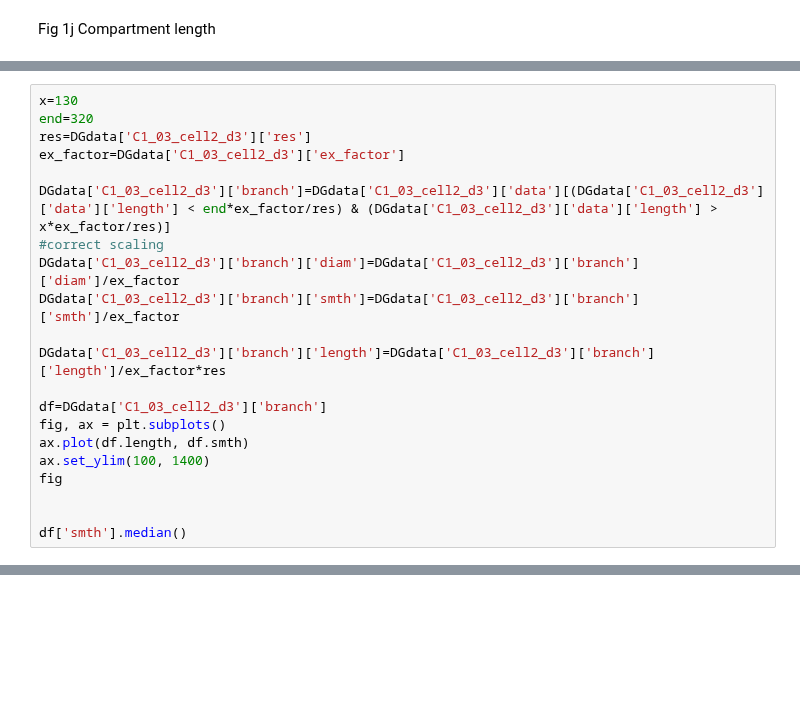
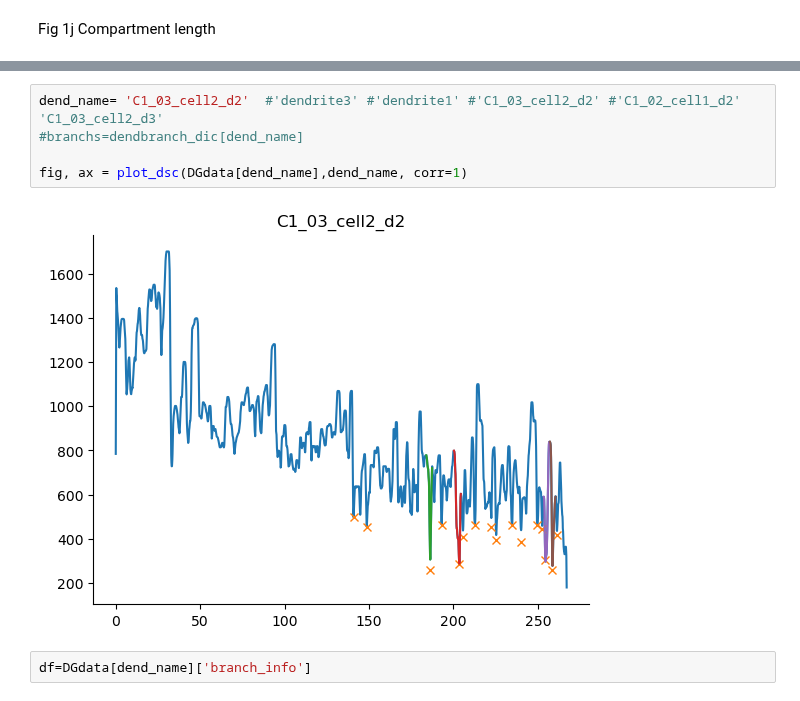
Before and after one commit to tonykelly00/DSC_morphology_pipeline, a Jupyter notebook: notebooks/ExM_analysis.ipynb, the cells around one changed output, grey strips where cells are left out. Cells and saved outputs as stored; diff of their text form; blank space fills up the shorter version.

```diff
--- a/notebooks/ExM_analysis.ipynb
+++ b/notebooks/ExM_analysis.ipynb
@@ -157,21 +190,0 @@ Select branch and analyse
-# %%
-x=130
-end=320
-res=DGdata['C1_03_cell2_d3']['res']
-ex_factor=DGdata['C1_03_cell2_d3']['ex_factor']
-
-DGdata['C1_03_cell2_d3']['branch']=DGdata['C1_03_cell2_d3']['data'][(DGdata['C1_03_cell2_d3']['data']['length'] < end*ex_factor/res) & (DGdata['C1_03_cell2_d3']['data']['length'] > x*ex_factor/res)]
-#correct scaling
-DGdata['C1_03_cell2_d3']['branch']['diam']=DGdata['C1_03_cell2_d3']['branch']['diam']/ex_factor
-DGdata['C1_03_cell2_d3']['branch']['smth']=DGdata['C1_03_cell2_d3']['branch']['smth']/ex_factor
-
-DGdata['C1_03_cell2_d3']['branch']['length']=DGdata['C1_03_cell2_d3']['branch']['length']/ex_factor*res
-
-df=DGdata['C1_03_cell2_d3']['branch']
-fig, ax = plt.subplots()
-ax.plot(df.length, df.smth)
-ax.set_ylim(100, 1400)
-fig
-
-
-df['smth'].median()
@@ -180,0 +201,9 @@ df['smth'].median()
+# %%
+dend_name= 'C1_03_cell2_d2'  #'dendrite3' #'dendrite1' #'C1_03_cell2_d2' #'C1_02_cell1_d2' 'C1_03_cell2_d3'
+#branchs=dendbranch_dic[dend_name]
+
+fig, ax = plot_dsc(DGdata[dend_name],dend_name, corr=1)
+# %% [output]
+[figure, added]
+# %%
+df=DGdata[dend_name]['branch_info']
```
Also changed, not shown: parts of 22 cells of this notebook, 4 other files.
